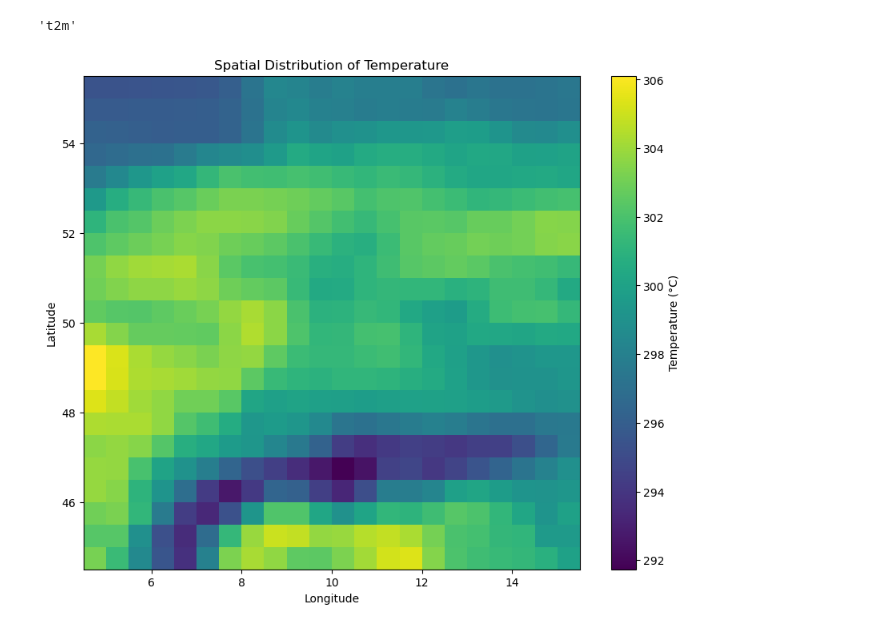
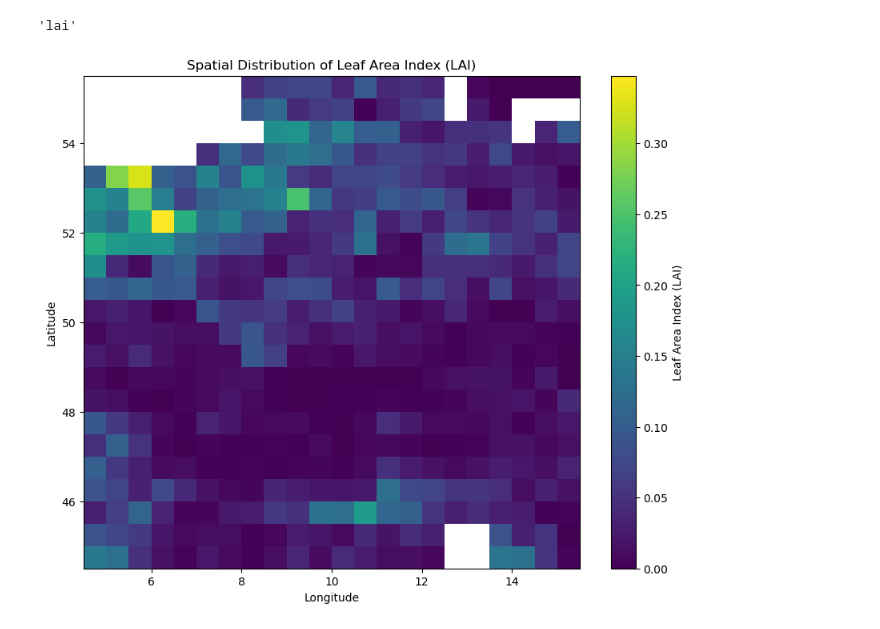
Before and after one commit to justusnoegel/deadwood_prediction, a Jupyter notebook: aggr_lai.ipynb, the cells around one changed output. Saved outputs shown, nothing was run; the diff lists cells and outputs as text; code cells hidden in the pictures.

```diff
--- a/aggr_lai.ipynb
+++ b/aggr_lai.ipynb
@@ -6,10 +6,10 @@ import matplotlib.pyplot as plt
 # %%
 # File paths
 file_paths = [
-    'data/daily_average_temperature/t2m_mean.daily.calc.era5.0d50_CentralEurope.2018.nc',
-    'data/daily_average_temperature/t2m_mean.daily.calc.era5.0d50_CentralEurope.2019.nc',
-    'data/daily_average_temperature/t2m_mean.daily.calc.era5.0d50_CentralEurope.2020.nc',
-    'data/daily_average_temperature/t2m_mean.daily.calc.era5.0d50_CentralEurope.2021.nc'
+    r'data\lai\lai.daily.0d50_CentralEurope.2018.nc',
+    r'data\lai\lai.daily.0d50_CentralEurope.2019.nc',
+    r'data\lai\lai.daily.0d50_CentralEurope.2020.nc',
+    r'data\lai\lai.daily.0d50_CentralEurope.2021.nc'
 ]
 
 # Load the data
@@ -20,7 +20,7 @@ data_sets = [xr.open_dataset(fp) for fp in file_paths]
 variable_name = list(data_sets[0].data_vars)[0]  # Use the first variable available
 variable_name
 # %% [output]
-'t2m'
+'lai'
 # %%
 # Combine the datasets along the time dimension and calculate the maximum for each grid cell across the years
 combined_data = xr.concat(data_sets, dim='time')
@@ -30,17 +35,14 @@ max_temperature.to_netcdf('data/aggregated_over_years_model_input/t_max.nc')
 # %%
 
-data = xr.open_dataset('data/aggregated_over_years_model_input/t_max.nc')
+data = xr.open_dataset('data/aggregated_over_years_model_input/min_lai.nc')
 
-# Extract the variable for plotting
-temp = data['t2m']
-
-# Create the plot
+# Plot the spatial distribution of the 'lai' variable
 plt.figure(figsize=(10, 8))
-plt.pcolormesh(temp.lon, temp.lat, temp, shading='auto', cmap='viridis')
-plt.colorbar(label='Temperature (°C)')
+plt.pcolormesh(data.longitude, data.latitude, data.lai, shading='auto')
+plt.colorbar(label='Leaf Area Index (LAI)')
 plt.xlabel('Longitude')
 plt.ylabel('Latitude')
-plt.title('Spatial Distribution of Temperature')
+plt.title('Spatial Distribution of Leaf Area Index (LAI)')
 plt.show()
 # %% [output]
-[figure, old version]
+[figure, new version]
```
Also changed, not shown: parts of 1 cell of this notebook, 6 other files.
